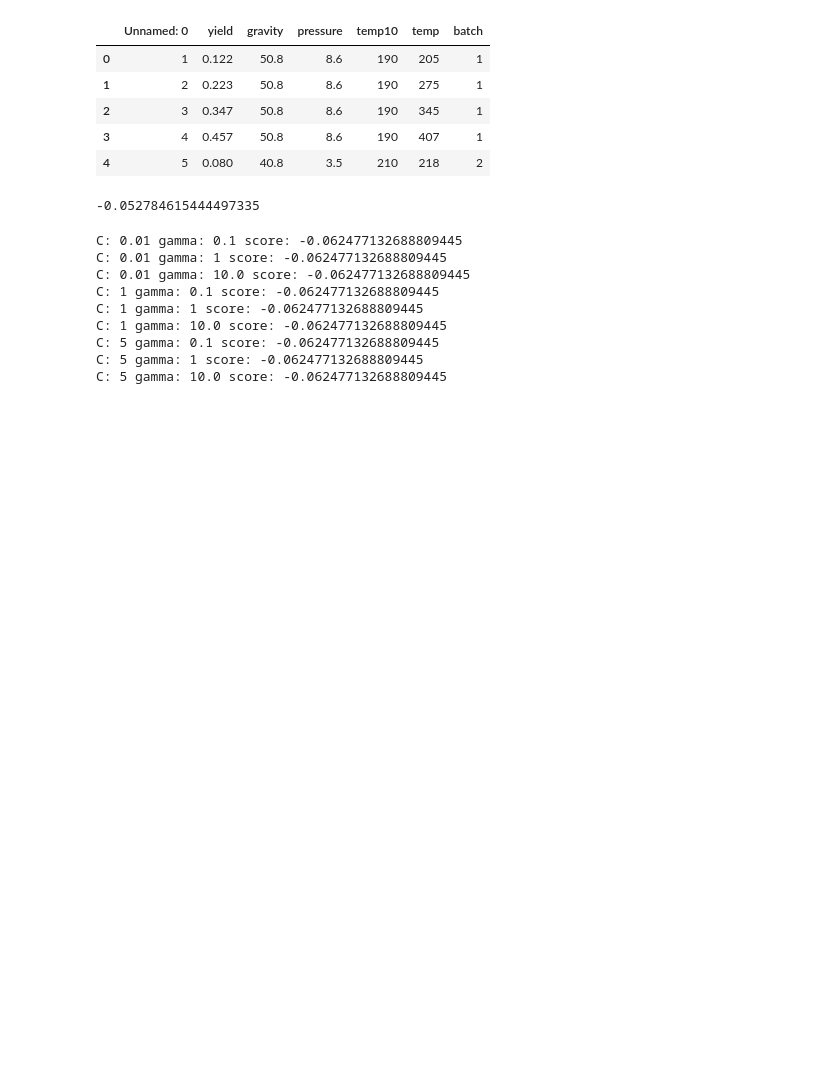
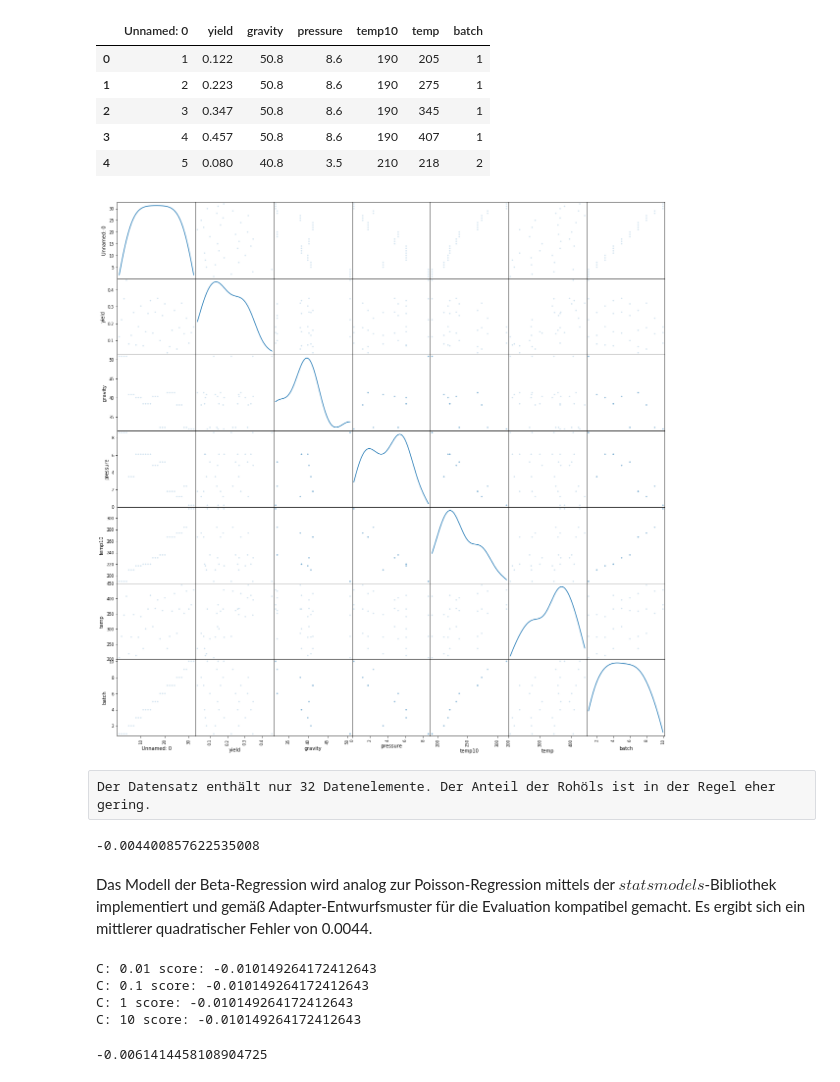
Before and after one commit to tecoKIT/smart-data-analytics, a Jupyter notebook: Uebung1/Exercise3cd.ipynb, the cells around one changed output. Drawn from its saved outputs; the diff is of its cells as text; code cells hidden in the pictures; blank space fills up the shorter version.

```diff
--- a/Uebung1/Exercise3cd.ipynb
+++ b/Uebung1/Exercise3cd.ipynb
@@ -153,29 +167,34 @@ data.head()
 | 2 | 3 | 0.347 | 50.8 | 8.6 | 190 | 345 | 1 |
 | 3 | 4 | 0.457 | 50.8 | 8.6 | 190 | 407 | 1 |
 | 4 | 5 | 0.080 | 40.8 | 3.5 | 210 | 218 | 2 |
+# %%
+pd.plotting.scatter_matrix(data, alpha=0.2, figsize=(20, 20), diagonal='kde'); # create boxplot
+# %% [output]
+[figure, added]
+# %% [raw]
+Der Datensatz enthält nur 32 Datenelemente. Der Anteil der Rohöls ist in der Regel eher gering.
 # %%
 X, y = data.values[:,2:], data.values[:,1]
 # %%
 clf = BetaRegression()
-scores = cross_val_score(clf, X, y, cv=4, scoring='neg_mean_absolute_error')
+scores = cross_val_score(clf, X, y, cv=2, scoring='neg_mean_squared_error')
 np.mean(scores)
 # %% [output]
--0.052784615444497335
+-0.004400857622535008
+# %% [markdown]
+Das Modell der Beta-Regression wird analog zur Poisson-Regression mittels der $statsmodels$-Bibliothek implementiert und gemäß Adapter-Entwurfsmuster für die Evaluation kompatibel gemacht. Es ergibt sich ein mittlerer quadratischer Fehler von 0.0044.
 # %%
-C_range = [1e-2, 1, 5]
-gamma_range = [1e-1, 1, 1e1]
+C_range = [1e-2, 1e-1, 1, 10]  # SVM
 for C in C_range:
-    for gamma in gamma_range:
-        clf = svm.SVR(kernel='linear',C=C, gamma=gamma)  # SVR=regression
-        scores = cross_val_score(clf, X, y, cv=4, scoring='neg_mean_absolute_error')
-        print("C: "+str(C)+" gamma: "+str(gamma)+" score: "+str(np.average(scores)))
+    reg = svm.SVR(kernel='linear',C=C)  # SVR=regression
+    scores = cross_val_score(reg, X, y, cv=2, scoring='neg_mean_squared_error')
+    print("C: "+str(C)+" score: "+str(np.average(scores)))
+
+scores = cross_val_score(ElasticNet(), X, y, cv=2, scoring='neg_mean_squared_error') # Elastic Net
+np.mean(scores)
 # %% [output]
-C: 0.01 gamma: 0.1 score: -0.062477132688809445
-C: 0.01 gamma: 1 score: -0.062477132688809445
-C: 0.01 gamma: 10.0 score: -0.062477132688809445
-C: 1 gamma: 0.1 score: -0.062477132688809445
-C: 1 gamma: 1 score: -0.062477132688809445
-C: 1 gamma: 10.0 score: -0.062477132688809445
-C: 5 gamma: 0.1 score: -0.062477132688809445
-C: 5 gamma: 1 score: -0.062477132688809445
-C: 5 gamma: 10.0 score: -0.062477132688809445
+C: 0.01 score: -0.010149264172412643
+C: 0.1 score: -0.010149264172412643
+C: 1 score: -0.010149264172412643
+C: 10 score: -0.010149264172412643
+-0.0061414458108904725
```
Also changed, not shown: parts of 32 cells of this notebook.
